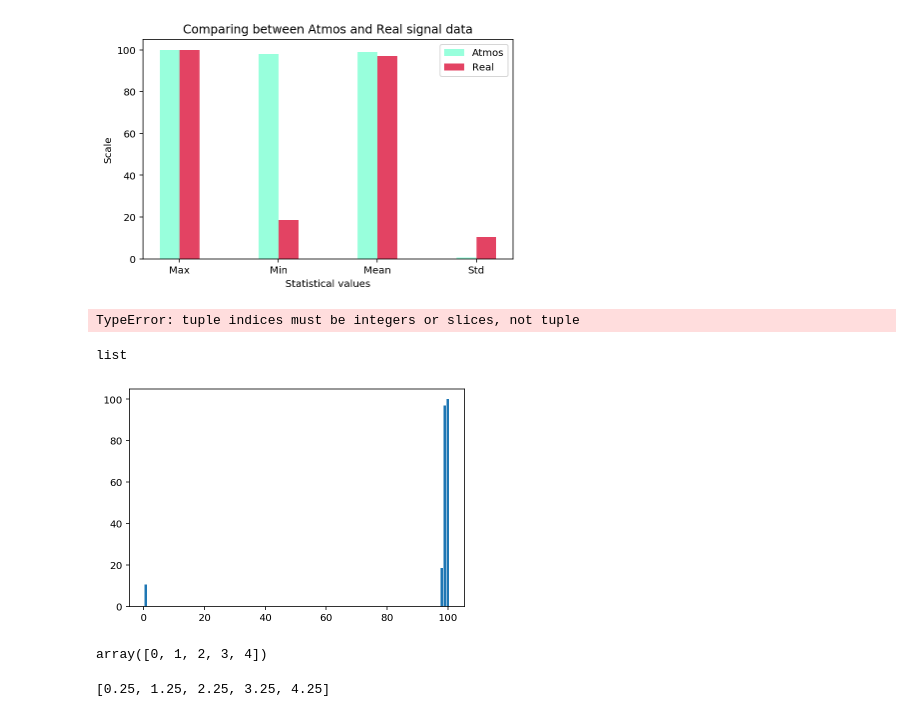
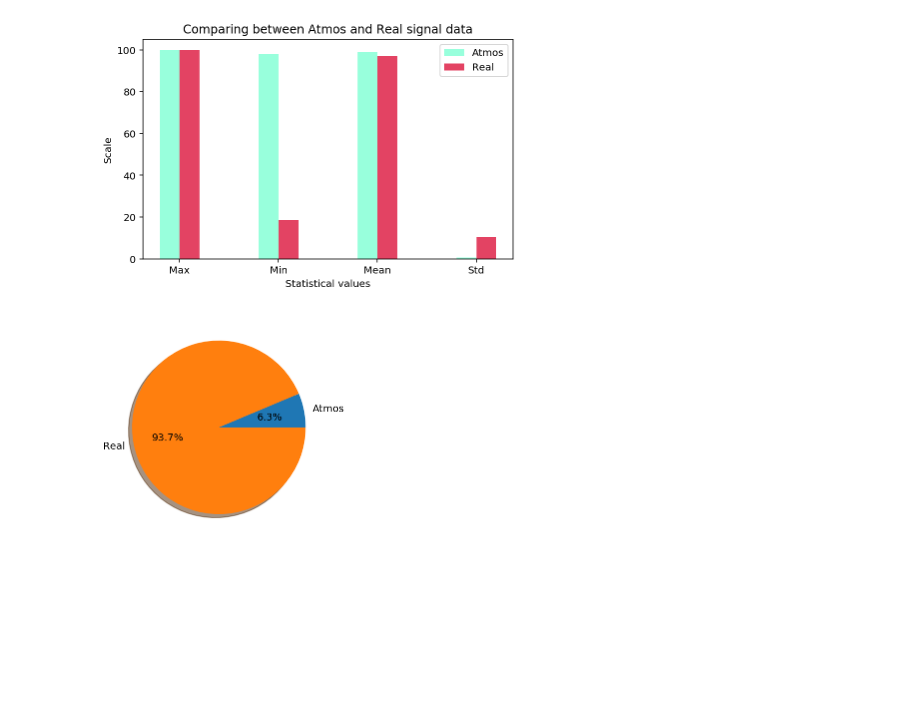
Before and after one commit to parinyad123/Anarmaly_Detection, a Jupyter notebook: anormaly.ipynb, the cells around one changed output. Drawn from its saved outputs; the diff is of its cells as text; code cells hidden in the pictures; blank space fills up the shorter version.

```diff
--- a/anormaly.ipynb
+++ b/anormaly.ipynb
@@ -187,17 +187,8 @@ plt.show()
 # %% [output]
 [figure]
 # %%
-plt.pie([at_std,real_std], labels['Atmos','Real'], colors=col,startangle=90, shadow = True, explode = (0, 0),
-        radius = 1.2, autopct = '%1.1f%%')
+plt.pie([at_std,real_std],labels=['Atmos','Real'],shadow=True, autopct = '%1.1f%%')
+ax1.axis('equal')
+plt.show()
 # %% [output]
-TypeError: tuple indices must be integers or slices, not tuple
+[figure, added]
-# %%
-type(data_at)
-# %% [output]
-list
-# %%
-plt.bar()
-plt.bar(data_at,data_real)
-plt.show()
-# %% [output]
-[figure, removed]
@@ -217,8 +194,0 @@ r3 = [x + barWidth for x in r2]
-# %%
-r1
-# %% [output]
-array([0, 1, 2, 3, 4])
-# %%
-r2
-# %% [output]
-[0.25, 1.25, 2.25, 3.25, 4.25]
```
Also changed, not shown: parts of 13 cells of this notebook.
